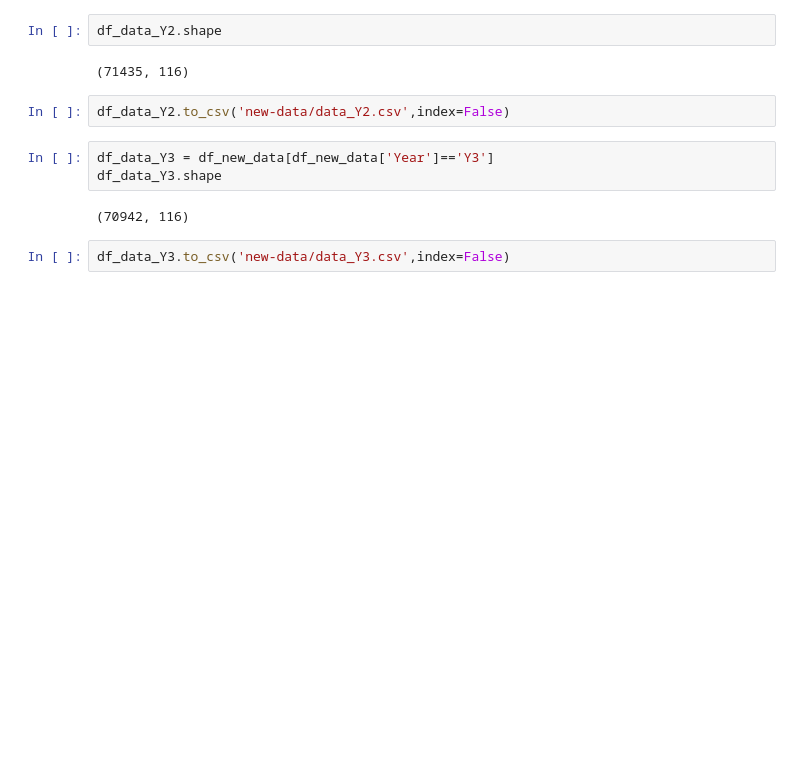
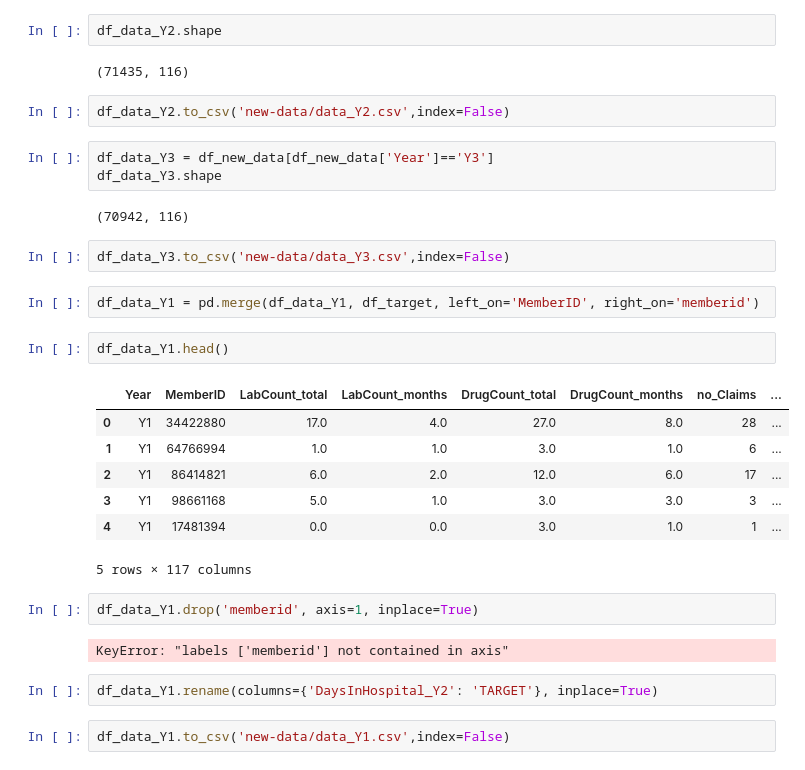
Before and after one commit to truongkhanhduy95/Heritage-Health-Prize, a Jupyter notebook: 1.data-preparation/merger.ipynb, the cells around one changed output. Cells and saved outputs as stored; diff of their text form; blank space fills up the shorter version.

Commit message:
Add TARGET columns

```diff
--- a/1.data-preparation/merger.ipynb
+++ b/1.data-preparation/merger.ipynb
@@ -190,3 +190,23 @@ df_data_Y3.shape
 (70942, 116)
 # %%
 df_data_Y3.to_csv('new-data/data_Y3.csv',index=False)
+# %%
+df_data_Y1 = pd.merge(df_data_Y1, df_target, left_on='MemberID', right_on='memberid')
+# %%
+df_data_Y1.head()
+# %% [output]
+|  | Year | MemberID | LabCount_total | LabCount_months | DrugCount_total | DrugCount_months | no_Claims | ... |
+| 0 | Y1 | 34422880 | 17.0 | 4.0 | 27.0 | 8.0 | 28 | ... |
+| 1 | Y1 | 64766994 | 1.0 | 1.0 | 3.0 | 1.0 | 6 | ... |
+| 2 | Y1 | 86414821 | 6.0 | 2.0 | 12.0 | 6.0 | 17 | ... |
+| 3 | Y1 | 98661168 | 5.0 | 1.0 | 3.0 | 3.0 | 3 | ... |
+| 4 | Y1 | 17481394 | 0.0 | 0.0 | 3.0 | 1.0 | 1 | ... |
+5 rows × 117 columns
+# %%
+df_data_Y1.drop('memberid', axis=1, inplace=True)
+# %% [output]
+KeyError: "labels ['memberid'] not contained in axis"
+# %%
+df_data_Y1.rename(columns={'DaysInHospital_Y2': 'TARGET'}, inplace=True)
+# %%
+df_data_Y1.to_csv('new-data/data_Y1.csv',index=False)
```
Also changed, not shown: 1 other file.
